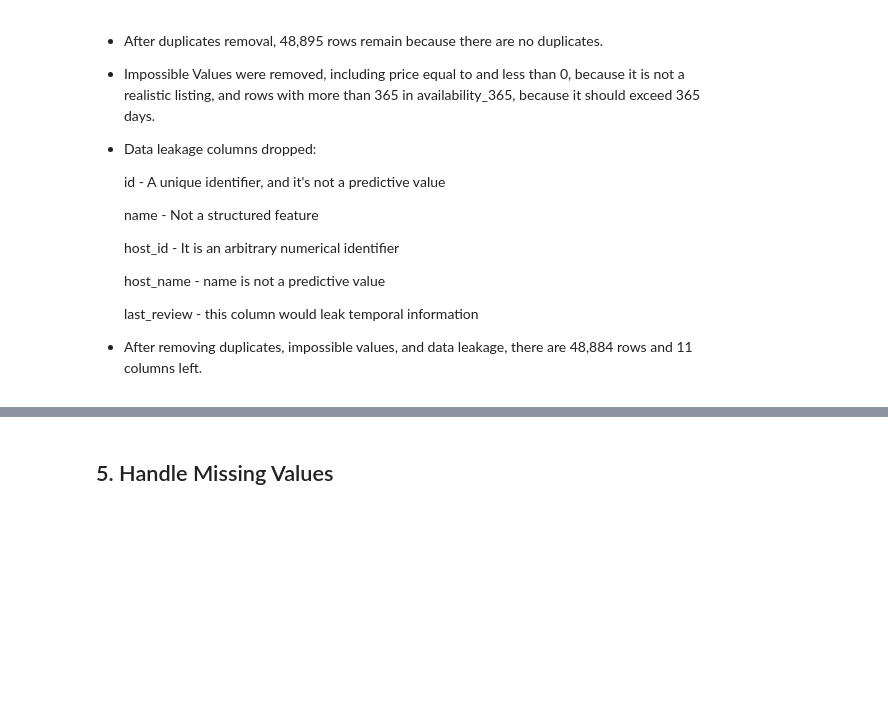
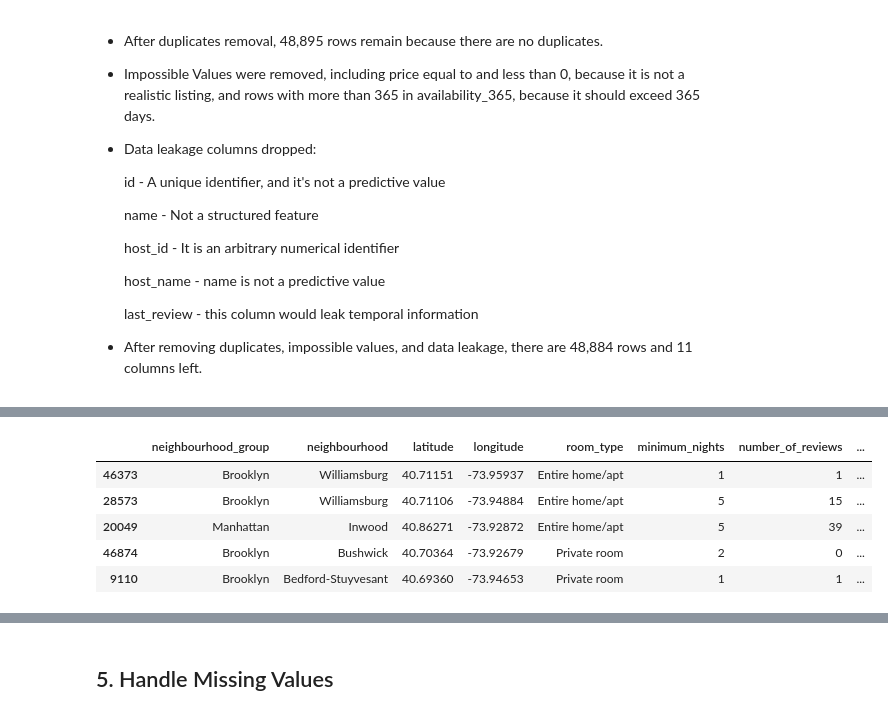
Before and after one commit to MTSU-DATA4950-Capstone-Spring2026/Team7-R1_AirbnbPricing, a Jupyter notebook: notebooks/Team07_02_preprocessing.ipynb, the cells around one changed output, grey strips where cells are left out. Saved outputs shown, nothing was run; the diff lists cells and outputs as text; code cells hidden in the pictures; blank space fills up the shorter version.

```diff
--- a/notebooks/Team07_02_preprocessing.ipynb
+++ b/notebooks/Team07_02_preprocessing.ipynb
@@ -267,0 +314,9 @@ Dataset shape after all pre-split cleaning: (48884, 11)
+# %%
+X_train.head()
+# %% [output]
+|  | neighbourhood_group | neighbourhood | latitude | longitude | room_type | minimum_nights | number_of_reviews | ... |
+| 46373 | Brooklyn | Williamsburg | 40.71151 | -73.95937 | Entire home/apt | 1 | 1 | ... |
+| 28573 | Brooklyn | Williamsburg | 40.71106 | -73.94884 | Entire home/apt | 5 | 15 | ... |
+| 20049 | Manhattan | Inwood | 40.86271 | -73.92872 | Entire home/apt | 5 | 39 | ... |
+| 46874 | Brooklyn | Bushwick | 40.70364 | -73.92679 | Private room | 2 | 0 | ... |
+| 9110 | Brooklyn | Bedford-Stuyvesant | 40.69360 | -73.94653 | Private room | 1 | 1 | ... |
```
Also changed, not shown: parts of 38 cells of this notebook, 5 other files.
